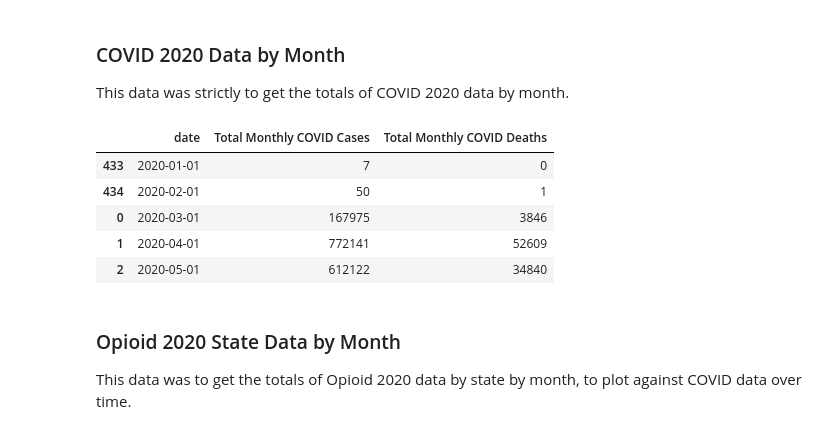
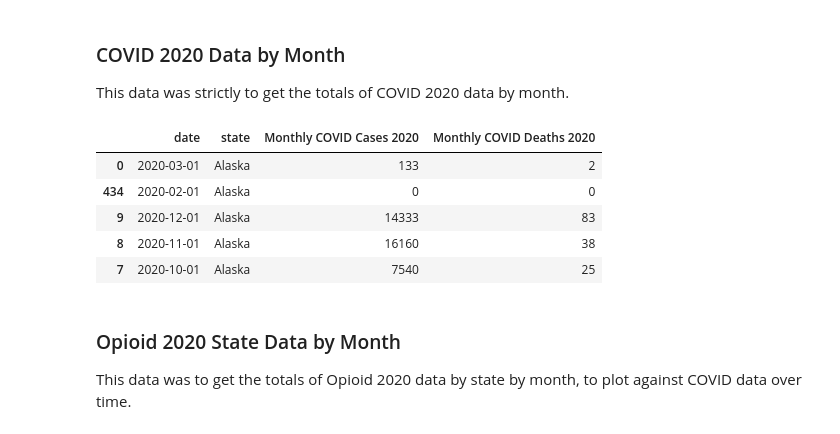
Before and after one commit to AM-Mahon/data-mining-semester-project, a Jupyter notebook: Data Cleaning Template.ipynb, the cells around one changed output. Drawn from its saved outputs; the diff is of its cells as text; code cells hidden in the pictures.

```diff
--- a/Data Cleaning Template.ipynb
+++ b/Data Cleaning Template.ipynb
@@ -312,41 +312,40 @@ for x in stateswithavailabledata:
     dflist.append(dfCOVID2020byMonth[(dfCOVID2020byMonth['state'] == x)].copy())
 
 emptyrows = []
 
 for x in dflist:
     x_datearray = x['date'].to_numpy()
     x_statearray = x['state'].to_numpy()
     for i, date in enumerate(dates):
         if(date not in x_datearray):
             emptyrows.append([date, x_statearray[i], 0, 0])
 
 emptyrows = pd.DataFrame(emptyrows)
 emptyrows = emptyrows.rename(columns = {0:"date", 1:"state", 2:"Monthly COVID Cases 2020", 3:"Monthly COVID Deaths 2020"})
 dfCOVID2020byMonth = dfCOVID2020byMonth.append(emptyrows, ignore_index = True)
 dfCOVID2020byMonth = dfCOVID2020byMonth.sort_values('state')
 dfCOVID2020byMonth = dfCOVID2020byMonth.astype({'date': str})
 datearray = dfCOVID2020byMonth['date'].to_numpy()
 for i, x in enumerate(datearray):
     x = x.replace(x, x + '-01-2020')
     datearray[i] = x
 
 dfCOVID2020byMonth['date'] = pd.to_datetime(dfCOVID2020byMonth['date'])
-dfCOVID2020byMonth
 
 dfCOVIDbyMonth = dfCOVID2020byMonth.copy()
 dfCOVIDbyMonth['Total Monthly COVID Cases'] = dfCOVIDbyMonth.groupby([pd.Grouper(key='date', freq='1M')])['Monthly COVID Cases 2020'].transform('sum')
 dfCOVIDbyMonth['Total Monthly COVID Deaths'] = dfCOVIDbyMonth.groupby([pd.Grouper(key='date', freq='1M')])['Monthly COVID Deaths 2020'].transform('sum')
 dfCOVIDbyMonth = dfCOVIDbyMonth[['date','Total Monthly COVID Cases', 'Total Monthly COVID Deaths']]
 dfCOVIDbyMonth = dfCOVIDbyMonth.drop_duplicates()
 dfCOVIDbyMonth = dfCOVIDbyMonth.sort_values('date')
-dfCOVIDbyMonth.head()
+dfCOVID2020byMonth.head()
 # %% [output]
-|  | date | Total Monthly COVID Cases | Total Monthly COVID Deaths |
-| 433 | 2020-01-01 | 7 | 0 |
-| 434 | 2020-02-01 | 50 | 1 |
-| 0 | 2020-03-01 | 167975 | 3846 |
-| 1 | 2020-04-01 | 772141 | 52609 |
-| 2 | 2020-05-01 | 612122 | 34840 |
+|  | date | state | Monthly COVID Cases 2020 | Monthly COVID Deaths 2020 |
+| 0 | 2020-03-01 | Alaska | 133 | 2 |
+| 434 | 2020-02-01 | Alaska | 0 | 0 |
+| 9 | 2020-12-01 | Alaska | 14333 | 83 |
+| 8 | 2020-11-01 | Alaska | 16160 | 38 |
+| 7 | 2020-10-01 | Alaska | 7540 | 25 |
 # %% [markdown]
 ### Opioid 2020 State Data by Month
 
```
Also changed, not shown: parts of 16 cells of this notebook.
